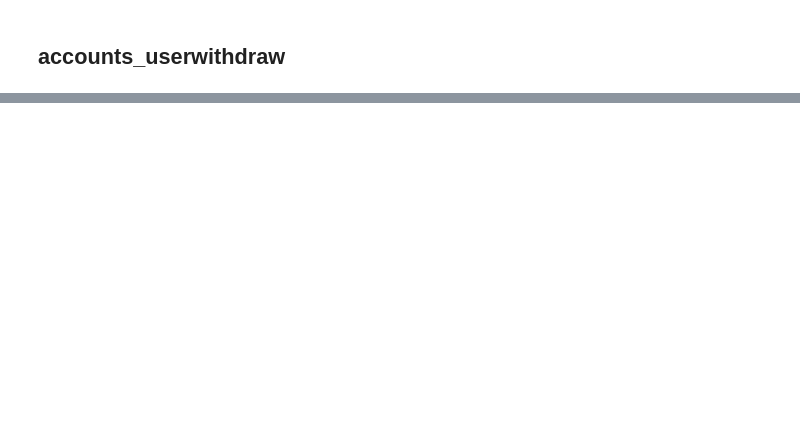
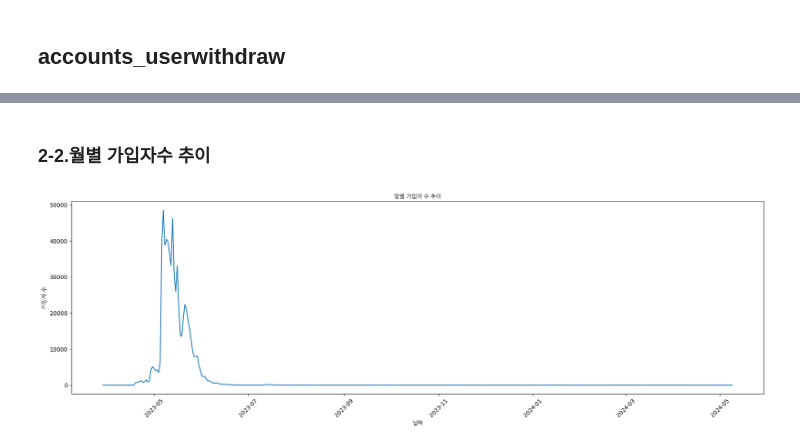
Before and after one commit to seung127/codeit_project, a Jupyter notebook: codeit-project-docker/notebooks/EDA.ipynb, the cells around one changed output, grey strips where cells are left out. Drawn from its saved outputs; the diff is of its cells as text; code cells hidden in the pictures; blank space fills up the shorter version.

```diff
--- a/codeit-project-docker/notebooks/EDA.ipynb
+++ b/codeit-project-docker/notebooks/EDA.ipynb
@@ -297,0 +1290,8 @@ display(accounts_userwithdraw['reason'].value_counts())
+# %%
+accounts_user['date'] = accounts_user['created_at'].dt.to_period('d')
+
+user_enroll_date = accounts_user['date'].value_counts().reset_index(name='cnt').head(15)
+display(user_enroll_date)
+plt.figure(figsize=(20,10))
+sns.barplot(user_enroll_date,x='date',y='cnt')
+plt.show()
@@ -297,0 +1316,24 @@ display(accounts_userwithdraw['reason'].value_counts())
+# %% [markdown]
+### 2-2.월별 가입자수 추이
+# %%
+time_cnt = accounts_user['date'].value_counts().reset_index(name='cnt')
+time_cnt.sort_values(by='date')
+time_cnt
+
+# Period → Timestamp
+time_cnt['date'] = time_cnt['date'].dt.to_timestamp()
+
+# 정렬
+time_cnt = time_cnt.sort_values(by='date')
+
+# 시각화
+plt.figure(figsize=(18, 6))
+sns.lineplot(data=time_cnt, x='date', y='cnt')
+plt.xticks(rotation=45)
+plt.xlabel('날짜', fontproperties=fontprop)
+plt.ylabel('가입자 수', fontproperties=fontprop)
+plt.title('일별 가입자 수 추이', fontproperties=fontprop)
+plt.tight_layout()
+plt.show()
+# %% [output]
+[figure, added]
```
Also changed, not shown: parts of 81 cells of this notebook, 5 other files.
